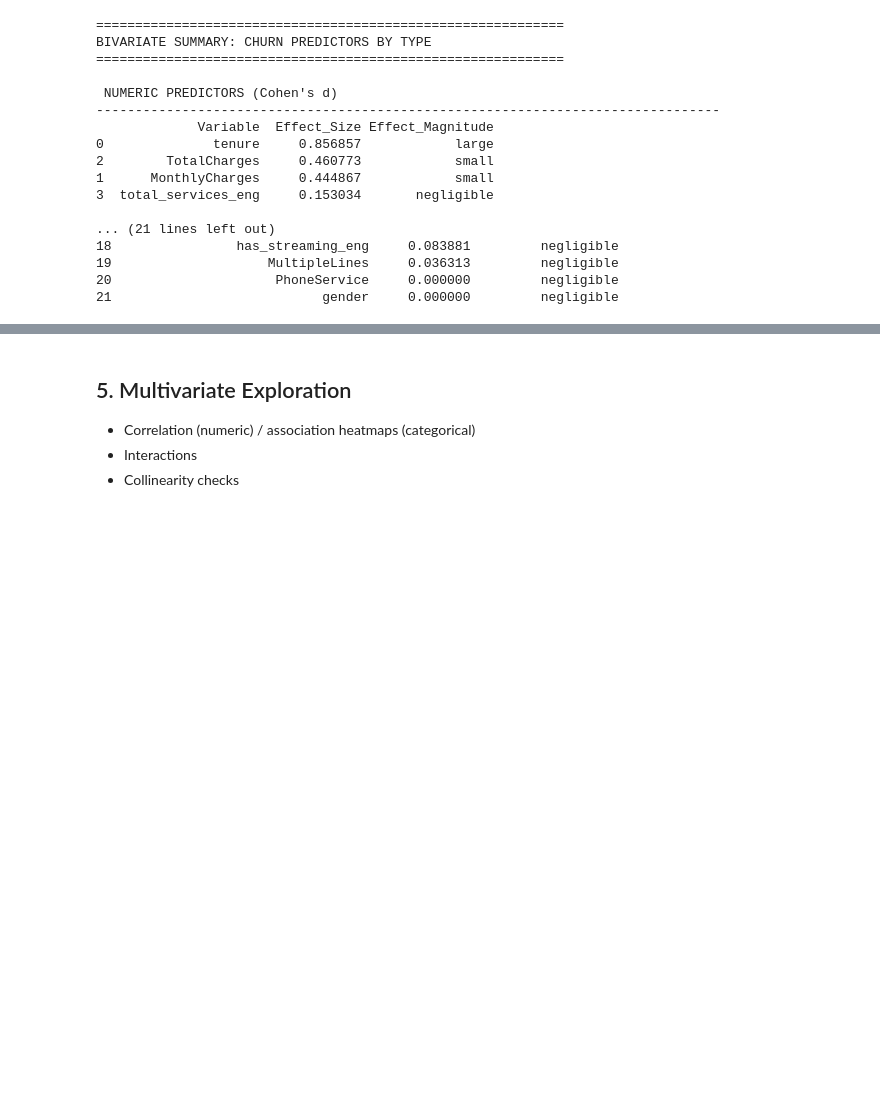
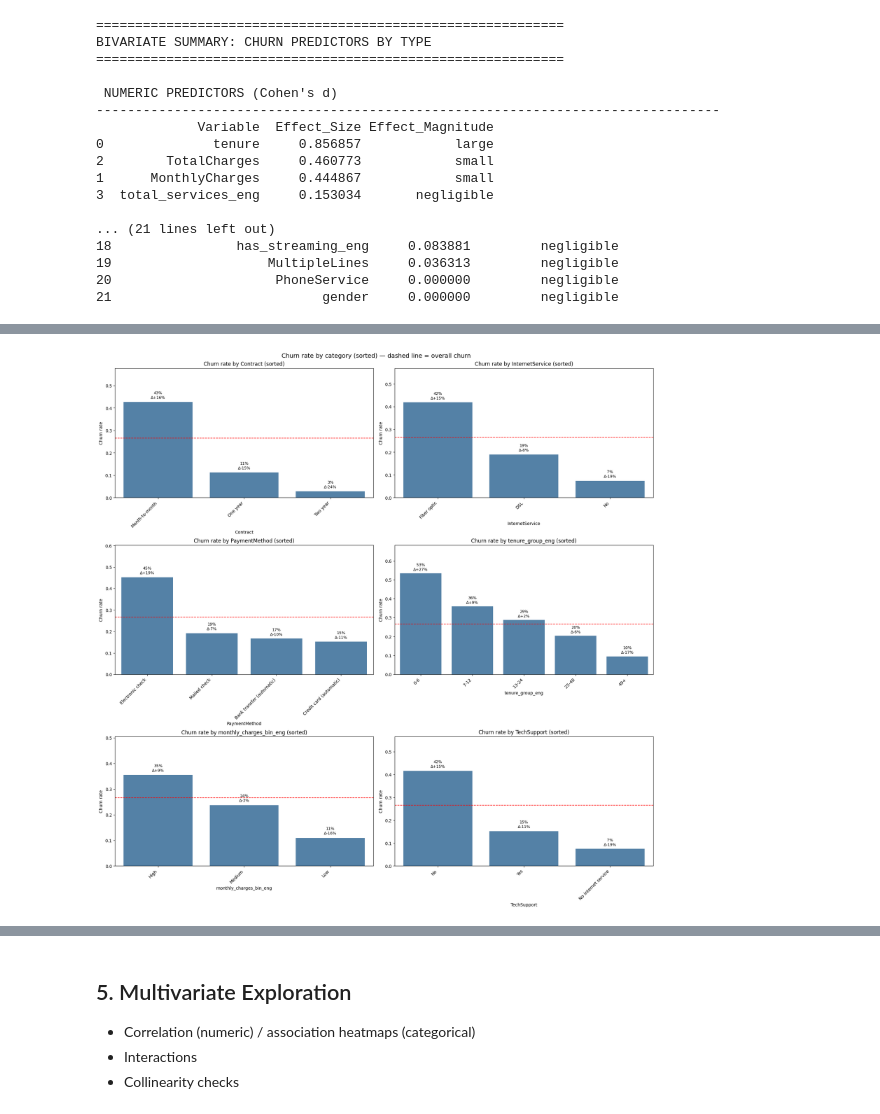
Before and after one commit to amschiltz/springboard_projects, a Jupyter notebook: Capstone_2/notebooks/02_telco_churn_eda_ams.ipynb, the cells around one changed output, grey strips where cells are left out. Cells and saved outputs as stored; diff of their text form; code cells hidden in the pictures; blank space fills up the shorter version.

Commit message:
Update Telco Churn EDA Notebook

```diff
--- a/Capstone_2/notebooks/02_telco_churn_eda_ams.ipynb
+++ b/Capstone_2/notebooks/02_telco_churn_eda_ams.ipynb
@@ -452,3 +461,48 @@ BIVARIATE SUMMARY: CHURN PREDICTORS BY TYPE
+# %%
+# Visualize category-level churn rates for representative categorical features (3×2 grid)
+from IPython.display import display
+
+def churn_rates_by(col: str) -> pd.DataFrame:
+    """Return a DataFrame with churn_rate and count by category for col, sorted by churn_rate desc."""
+    df = telco_clean[[col, 'Churn']].dropna()
+    rates = df.groupby(col)['Churn'].apply(lambda s: (s == 'Yes').mean()).rename('churn_rate')
+    counts = df[col].value_counts().rename('count')
+    out = pd.concat([rates, counts], axis=1).sort_values('churn_rate', ascending=False)
+    return out
+
+
+def plot_churn_rate_bar(col: str, ax):
+    """Plot churn rate by category for col into the provided axis."""
+    out = churn_rates_by(col)
+
+    sns.barplot(x=out.index.astype(str), y=out['churn_rate'], color='steelblue', ax=ax)
+    ax.axhline(overall_churn_rate, color='red', linestyle='--', lw=1.2)
+    ax.set_title(f"Churn rate by {col} (sorted)")
+    ax.set_ylabel('Churn rate')
+    ax.set_xlabel(col)
+    ax.set_ylim(0, min(1.0, out['churn_rate'].max() + 0.15))
+    ax.set_xticklabels(ax.get_xticklabels(), rotation=45, ha='right')
+
+    # Annotate bars with churn rate and lift
+    for i, (_, row) in enumerate(out.iterrows()):
+        lift = row['churn_rate'] - overall_churn_rate
+        ax.text(i, row['churn_rate'] + 0.01,
+                f"{row['churn_rate']:.0%}\nΔ{lift:+.0%}",
+                ha='center', va='bottom', fontsize=9)
+
+# 3×2 grid of churn-rate plots for key categorical features
+features = ['Contract', 'InternetService', 'PaymentMethod',
+            'tenure_group_eng', 'monthly_charges_bin_eng', 'TechSupport']
+fig, axes = plt.subplots(3, 2, figsize=(18, 18), constrained_layout=True)
+
+for ax, col in zip(axes.ravel(), features):
+    plot_churn_rate_bar(col, ax=ax)
+
+
+fig.suptitle('Churn rate by category (sorted) — dashed line = overall churn', fontsize=14)
+plt.show()
+# %% [output]
+[figure, new version]
 # %% [markdown]
 #### KEY INSIGHTS:
 
```
Also changed, not shown: parts of 5 cells of this notebook.
